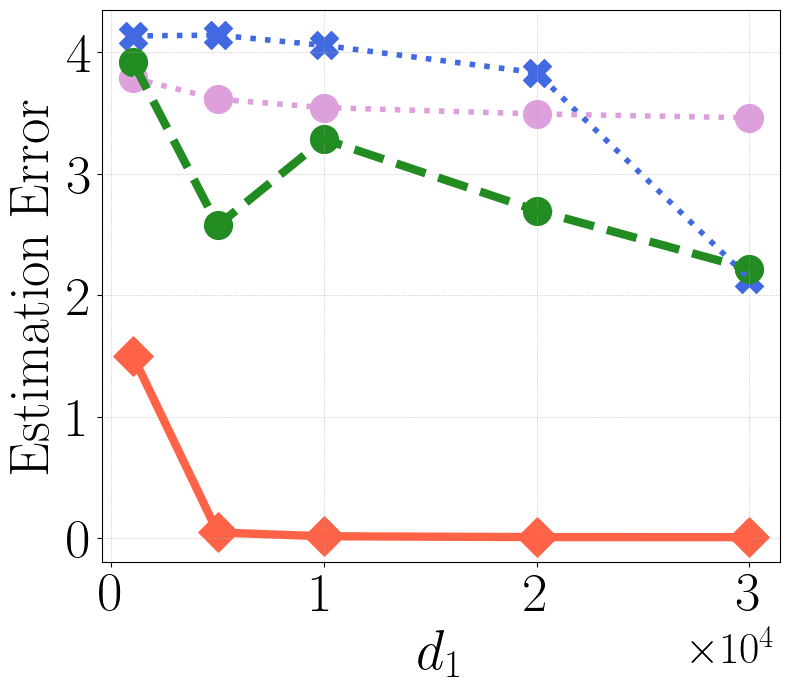
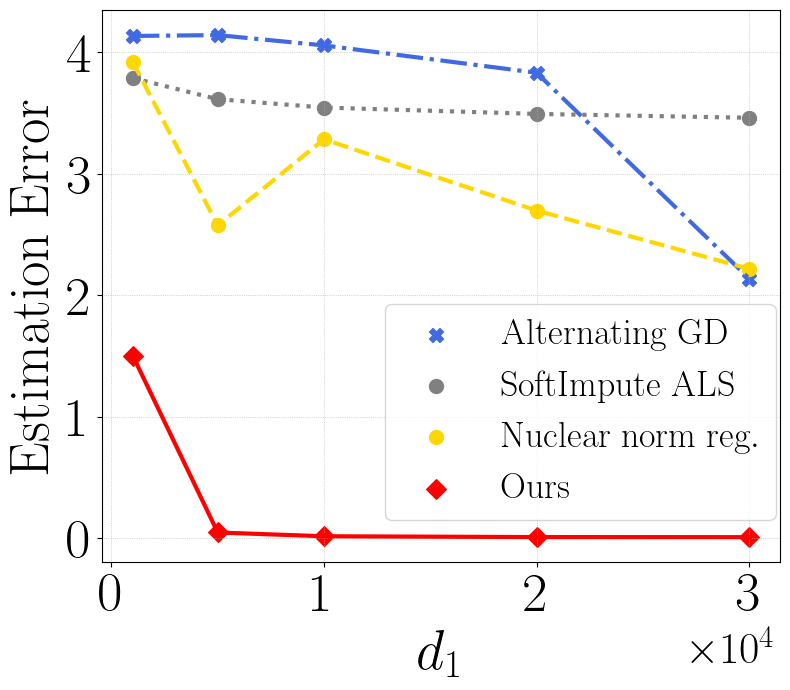
The change to this notebook cell's code, shown as a diff; its figure went from the first image to the second:
--- before
+++ after
@@ -14,13 +14,13 @@
 #print(ob2_err_mean)
 #print(err_mean)
-plt.plot(d1, alt_GD, lw=4, color='royalblue',ls="dotted" )
-plt.plot(d1, softimpute_als, lw=4, color='plum', ls="dotted")
-plt.plot(d1, nuclear_reg, lw=6, color='forestgreen', ls="dashed")
-plt.plot(d1, iipw, color='tomato',lw=6)
+plt.plot(d1, alt_GD, lw=3, color='royalblue',ls="dashdot" )
+plt.plot(d1, softimpute_als, lw=3, color='grey', ls="dotted")
+plt.plot(d1, nuclear_reg, lw=3, color='gold', ls="dashed")
+plt.plot(d1, iipw, color='red',lw=3)
 
-plt.scatter(d1, alt_GD, s=400, color='royalblue', label=r"$\mathrm{alternating~GD}$", marker="X")
-plt.scatter(d1, softimpute_als, s=400, color='plum', label=r"$\mathrm{SoftImpute~ALS}$", marker="o")
-plt.scatter(d1, nuclear_reg, s=400, color='forestgreen', label=r"$\mathrm{Nuclear~norm~reg.}$")
-plt.scatter(d1, iipw, s=400, color='tomato', label=r"$\mathrm{Ours}$", marker="D")
+plt.scatter(d1, alt_GD, s=100, color='royalblue', label=r"$\mathrm{Alternating~GD}$", marker="X")
+plt.scatter(d1, softimpute_als, s=100, color='grey', label=r"$\mathrm{SoftImpute~ALS}$", marker="o")
+plt.scatter(d1, nuclear_reg, s=100, color='gold', label=r"$\mathrm{Nuclear~norm~reg.}$")
+plt.scatter(d1, iipw, s=100, color='red', label=r"$\mathrm{Ours}$", marker="D")
 
 plt.xlabel(r"$d_1$", fontsize=40)
@@ -33,4 +33,6 @@
 ax.xaxis.get_offset_text().set_fontsize(32)
 
+plt.legend(fontsize=26, loc='upper right', bbox_to_anchor=(1.02, 0.5))
+
 plt.grid(lw=0.5, ls=":")
 plt.tight_layout()

Commit: figures